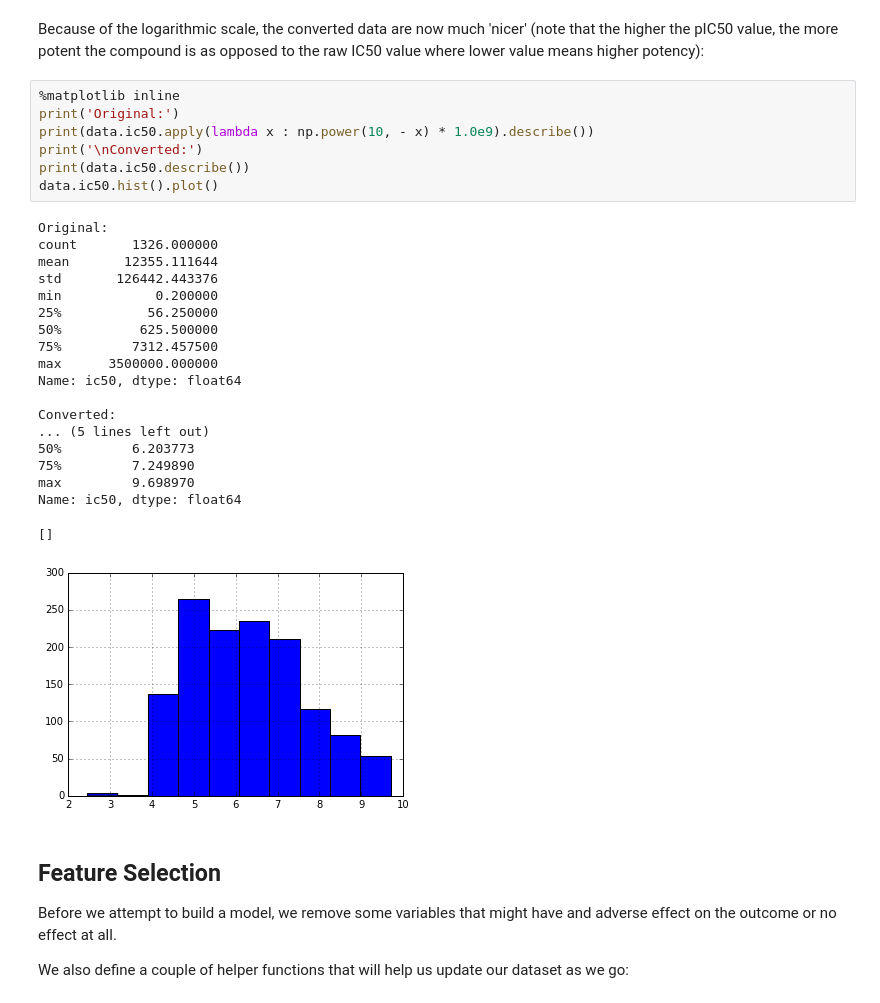
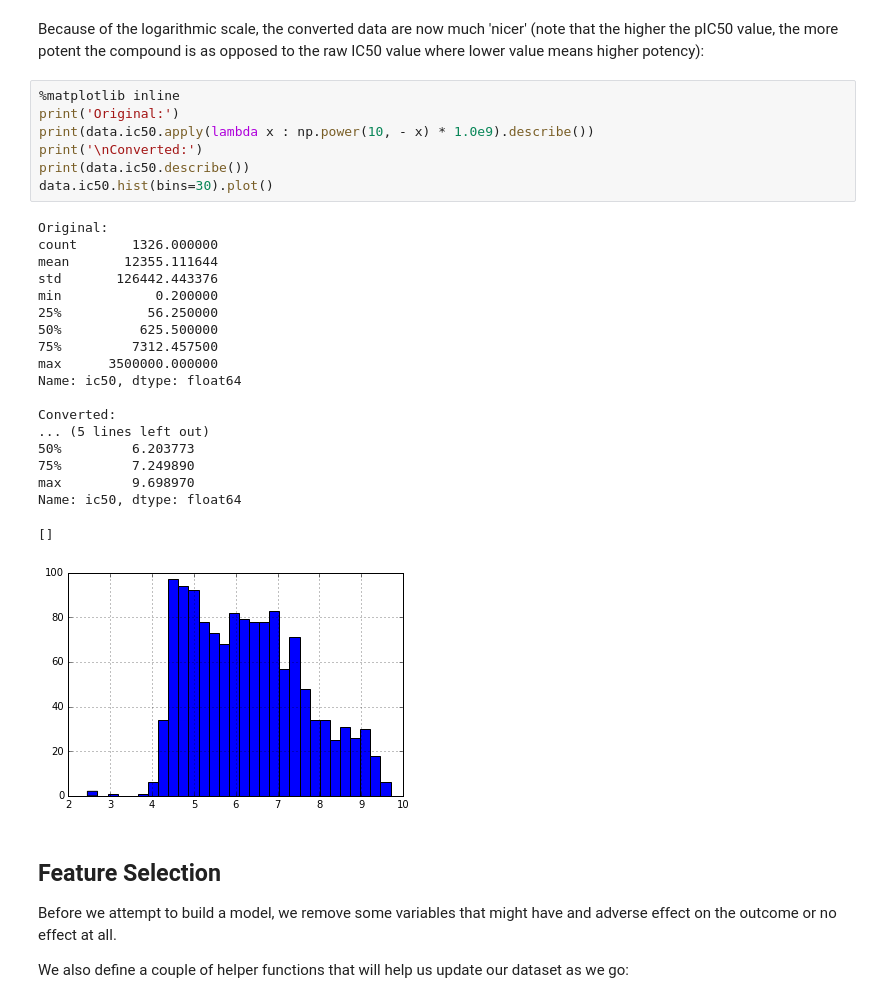
Before and after one commit to martin-sicho/MI_ADM, a Jupyter notebook: learn.ipynb, the cells around one changed output. Drawn from its saved outputs; the diff is of its cells as text.

```diff
--- a/learn.ipynb
+++ b/learn.ipynb
@@ -78,30 +78,30 @@ Because of the logarithmic scale, the converted data are now much 'nicer' (note
 # %%
 %matplotlib inline
 print('Original:')
 print(data.ic50.apply(lambda x : np.power(10, - x) * 1.0e9).describe())
 print('\nConverted:')
 print(data.ic50.describe())
-data.ic50.hist().plot()
+data.ic50.hist(bins=30).plot()
 # %% [output]
 Original:
 count       1326.000000
 mean       12355.111644
 std       126442.443376
 min            0.200000
 25%           56.250000
 50%          625.500000
 75%         7312.457500
 max      3500000.000000
 Name: ic50, dtype: float64
 
 Converted:
 ... (5 lines left out)
 50%         6.203773
 75%         7.249890
 max         9.698970
 Name: ic50, dtype: float64
 []
-[figure, old version]
+[figure, new version]
 # %% [markdown]
 ## Feature Selection
 
```
Also changed, not shown: parts of 22 cells of this notebook.
